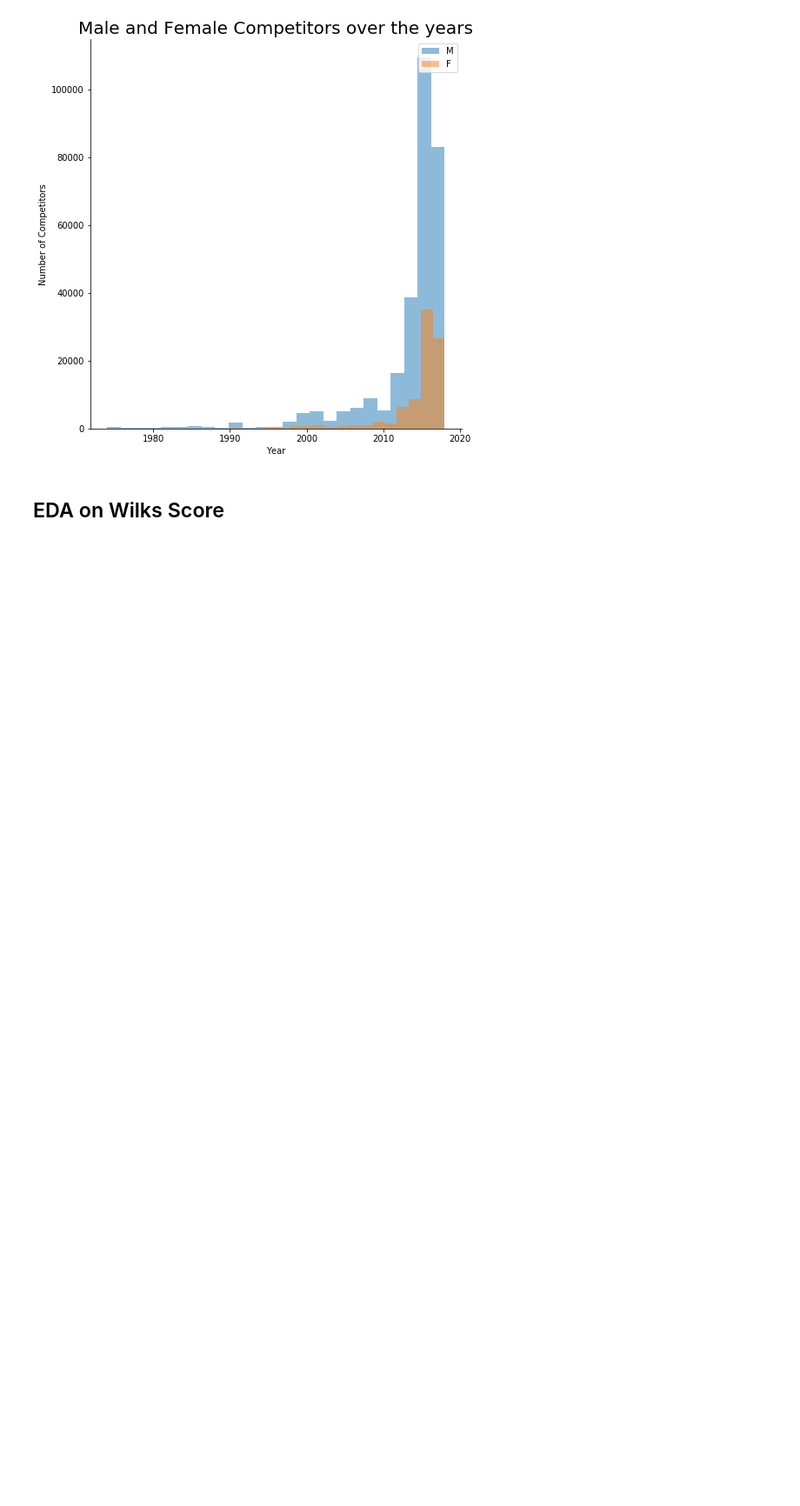
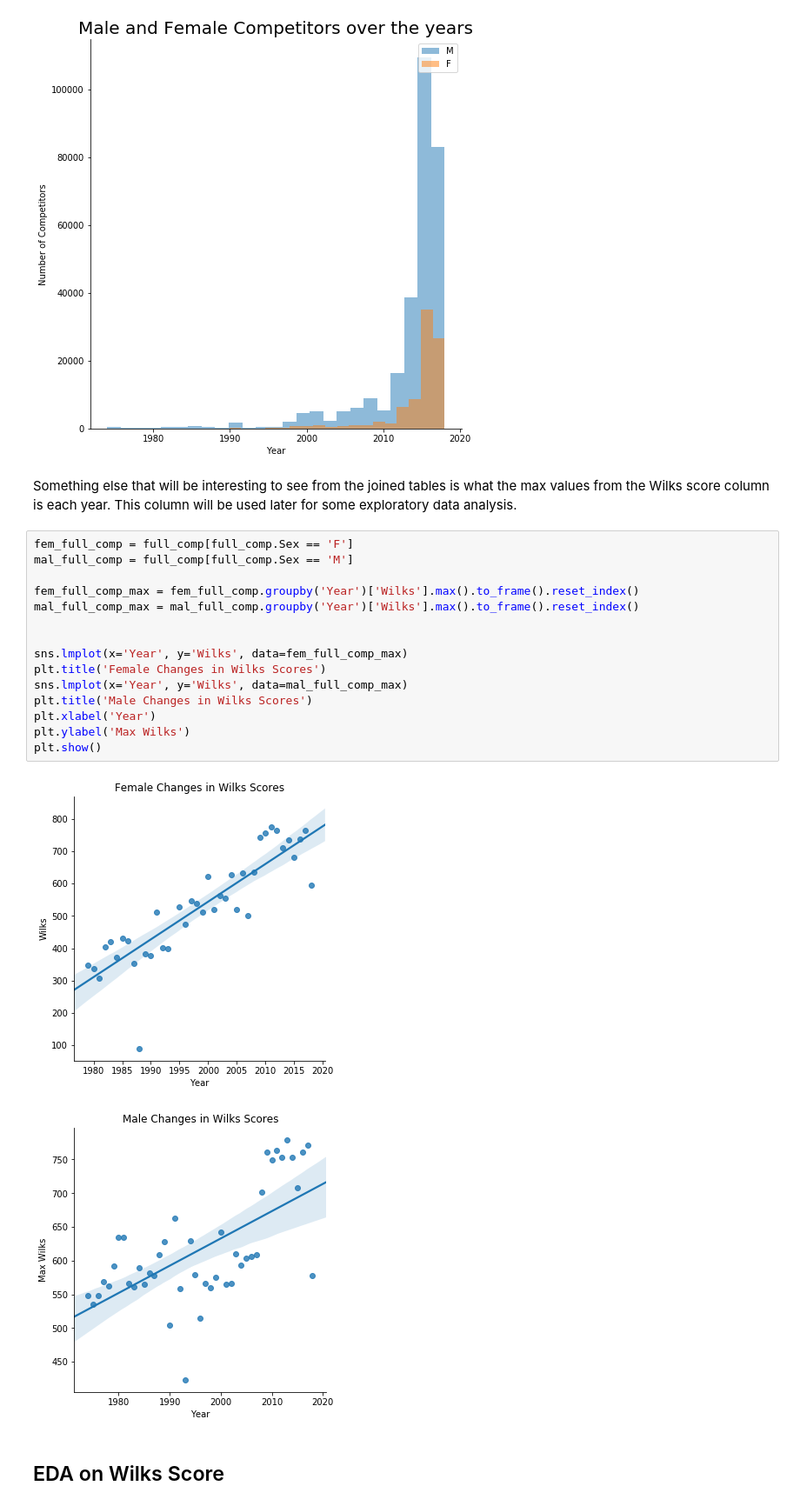
Before and after one commit to spatten35/CapstoneProject1, a Jupyter notebook: Capstone1.ipynb, the cells around one changed output. Shown: that part at 87% size. Saved outputs shown, nothing was run; the diff lists cells and outputs as text; blank space fills up the shorter version.

Commit message:
added linear regression plot of Wilks

```diff
--- a/Capstone1.ipynb
+++ b/Capstone1.ipynb
@@ -493,6 +493,26 @@ plt.show()
 # %% [output]
 <Figure size 720x504 with 0 Axes>
 [figure]
+# %% [markdown]
+Something else that will be interesting to see from the joined tables is what the max values from the Wilks score column is each year. This column will be used later for some exploratory data analysis.
+# %%
+fem_full_comp = full_comp[full_comp.Sex == 'F']
+mal_full_comp = full_comp[full_comp.Sex == 'M']
+
+fem_full_comp_max = fem_full_comp.groupby('Year')['Wilks'].max().to_frame().reset_index()
+mal_full_comp_max = mal_full_comp.groupby('Year')['Wilks'].max().to_frame().reset_index()
+
+
+sns.lmplot(x='Year', y='Wilks', data=fem_full_comp_max)
+plt.title('Female Changes in Wilks Scores')
+sns.lmplot(x='Year', y='Wilks', data=mal_full_comp_max)
+plt.title('Male Changes in Wilks Scores')
+plt.xlabel('Year')
+plt.ylabel('Max Wilks')
+plt.show()
+# %% [output]
+[figure, added]
+[figure, added]
 # %% [markdown]
 ## EDA on Wilks Score
 # %% [markdown]
```
